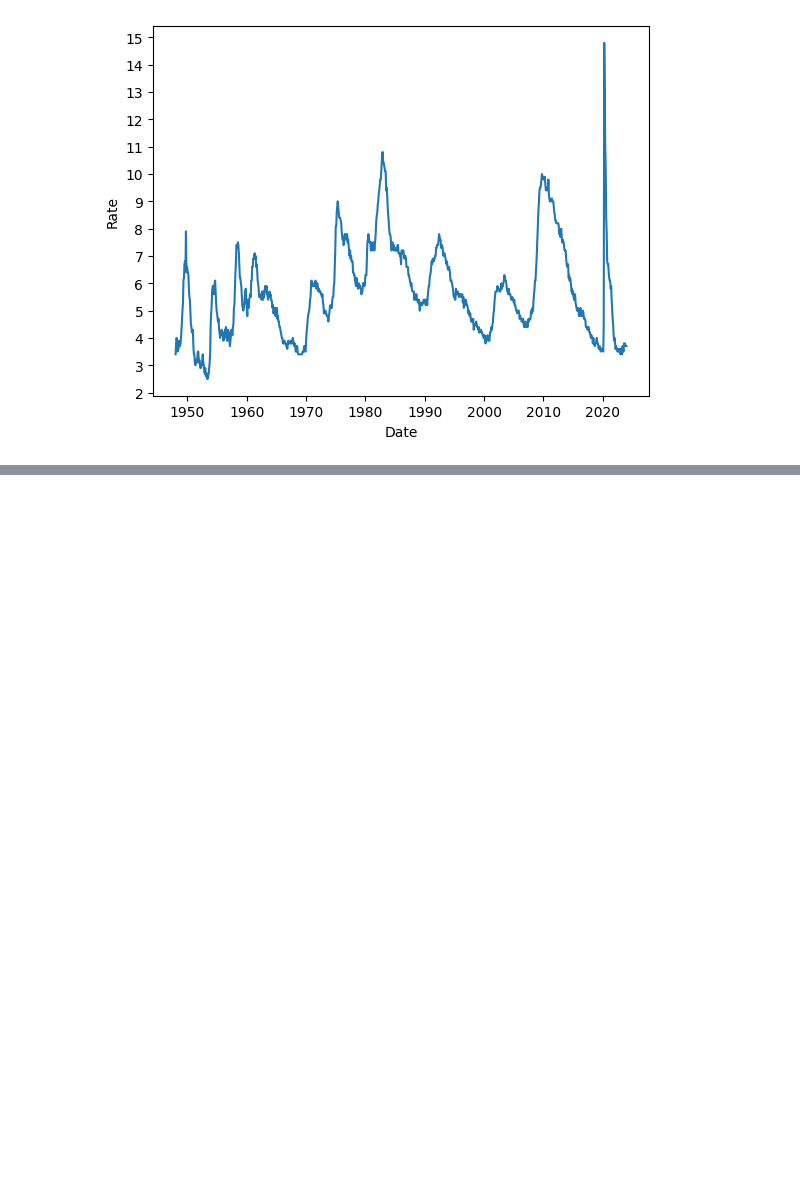
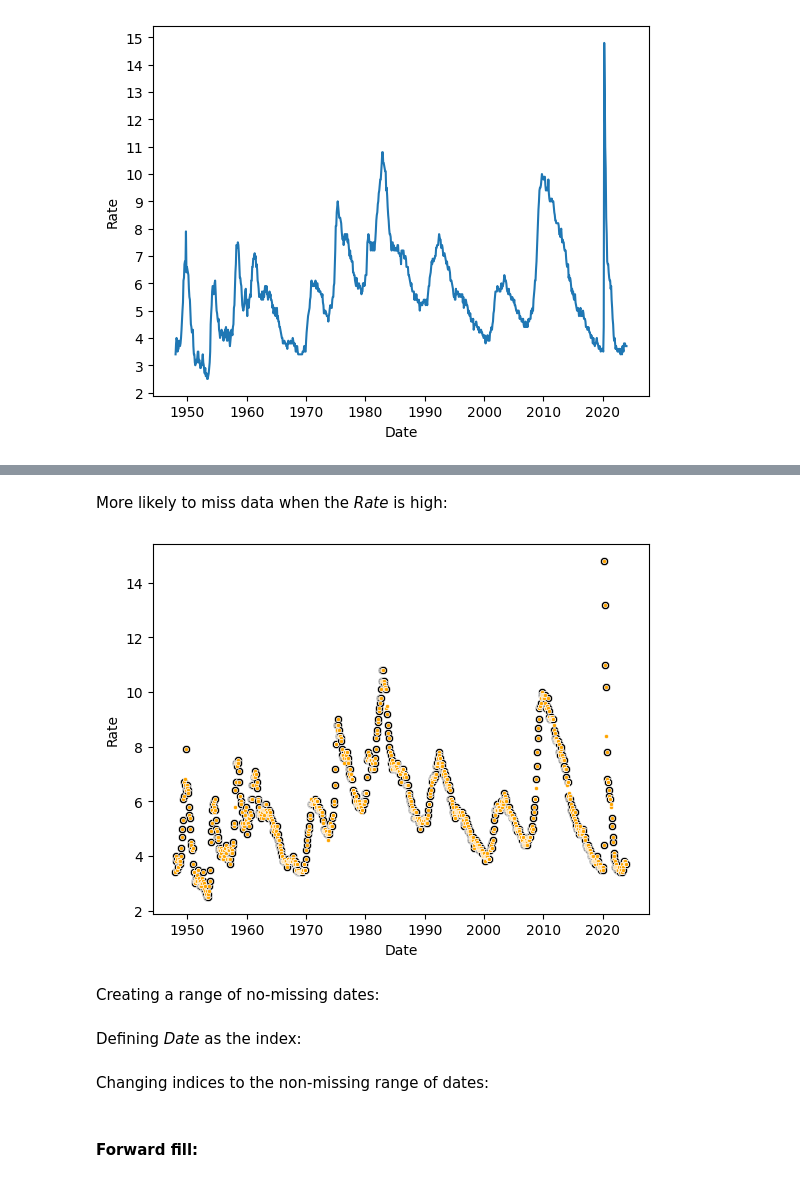
Before and after one commit to santosmv/Learning-machine-learning, a Jupyter notebook: Time-Series/data_cleaning.ipynb, the cells around one changed output, grey strips where cells are left out. Cells and saved outputs as stored; diff of their text form; code cells hidden in the pictures; blank space fills up the shorter version.

```diff
--- a/Time-Series/data_cleaning.ipynb
+++ b/Time-Series/data_cleaning.ipynb
@@ -79,0 +100,10 @@ df
+# %% [markdown]
+More likely to miss data when the *Rate* is high:
+# %%
+sn.scatterplot(df_random_miss, x='Date', y='Rate', marker='o', color='k')
+sn.scatterplot(df, x='Date', y='Rate', marker='.', color='orange')
+plt.show()
+# %% [output]
+[figure, added]
+# %% [markdown]
+Creating a range of no-missing dates:
@@ -79,0 +113,2 @@ df
+# %% [markdown]
+Defining *Date* as the index:
@@ -79,0 +118,2 @@ df
+# %% [markdown]
+Changing indices to the non-missing range of dates:
@@ -79,0 +123,2 @@ df
+# %% [markdown]
+#### **Forward fill:**
```
Also changed, not shown: parts of 17 cells of this notebook, 1 other file.
